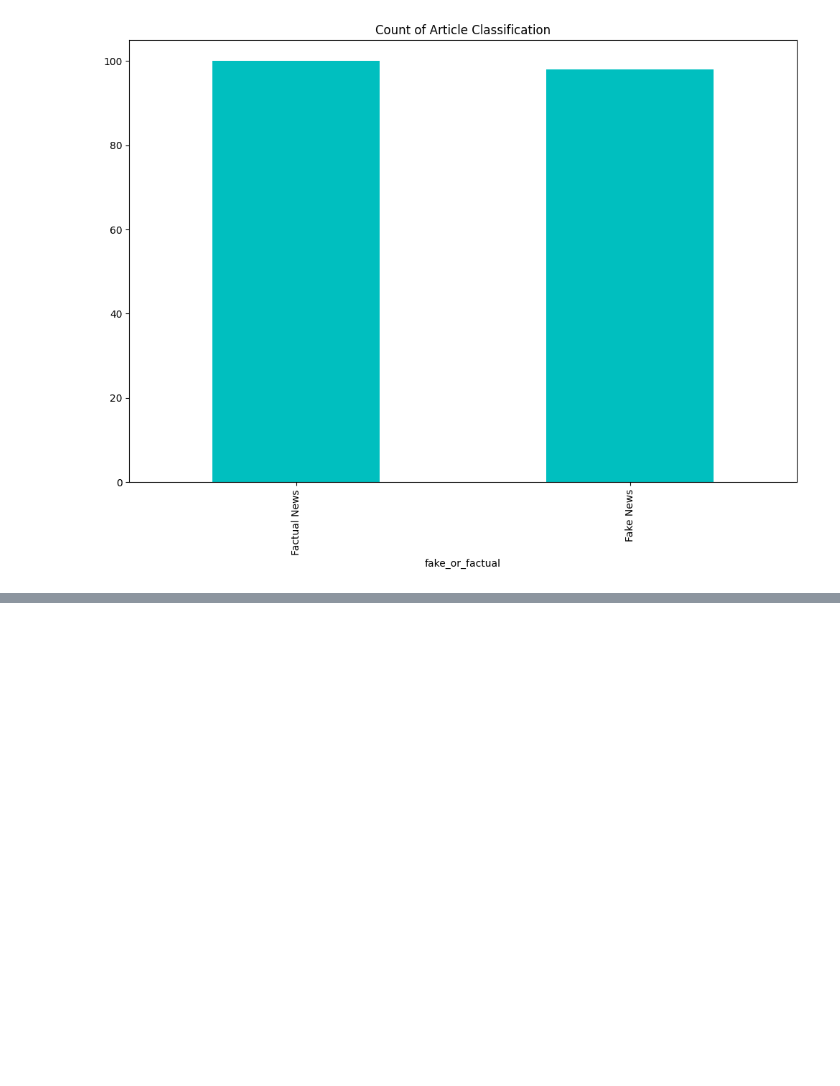
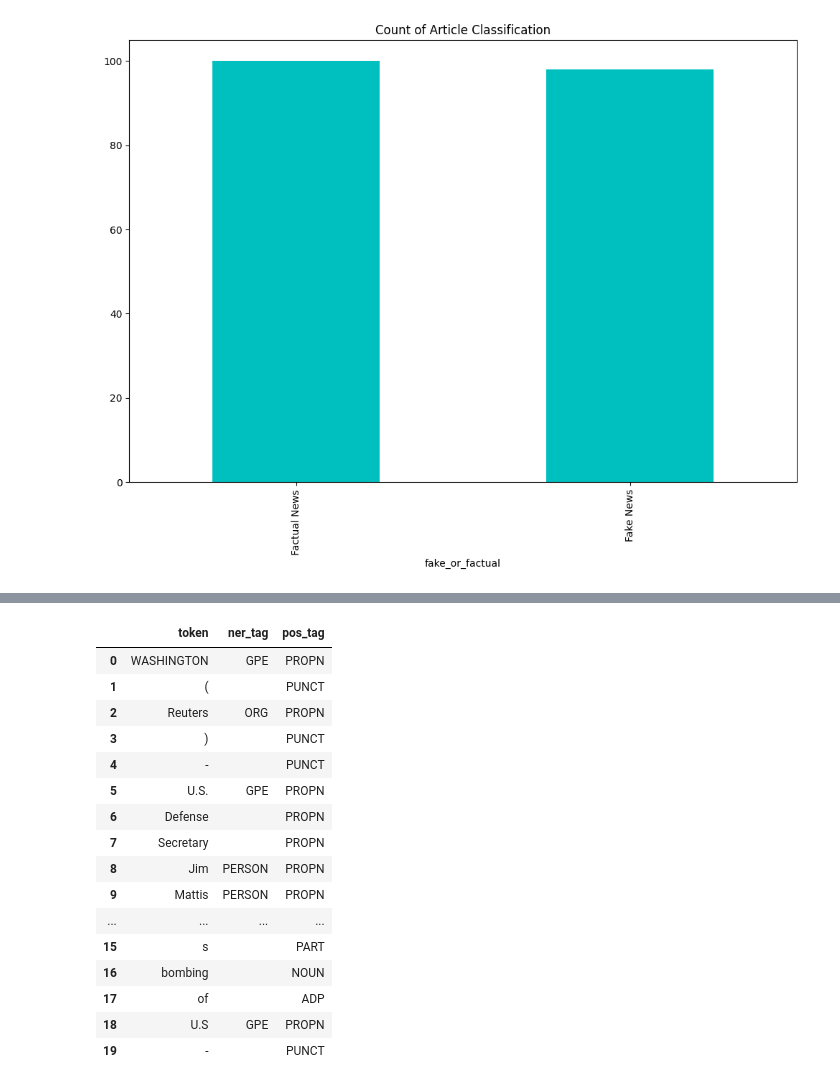
Before and after one commit to 10Vaibhav/Fake-News-Classifier, a Jupyter notebook: Fake News Categorizer.ipynb, the cells around one changed output, grey strips where cells are left out. Cells and saved outputs as stored; diff of their text form; code cells hidden in the pictures; blank space fills up the shorter version.

```diff
--- a/Fake News Categorizer.ipynb
+++ b/Fake News Categorizer.ipynb
@@ -55,0 +158,30 @@ Text(0.5, 1.0, 'Count of Article Classification')
+# %%
+fact_tagsdf = []
+
+for ix, doc in enumerate(fact_spacydocs):
+    tags = extract_token_tags(doc)
+    tags = pd.DataFrame(tags)
+    tags.columns = columns
+    fact_tagsdf.append(tags)
+# %%
+fact_tagsdf = pd.concat(fact_tagsdf)
+# %%
+fact_tagsdf.head(20)
+# %% [output]
+|  | token | ner_tag | pos_tag |
+| 0 | WASHINGTON | GPE | PROPN |
+| 1 | ( |  | PUNCT |
+| 2 | Reuters | ORG | PROPN |
+| 3 | ) |  | PUNCT |
+| 4 | - |  | PUNCT |
+| 5 | U.S. | GPE | PROPN |
+| 6 | Defense |  | PROPN |
+| 7 | Secretary |  | PROPN |
+| 8 | Jim | PERSON | PROPN |
+| 9 | Mattis | PERSON | PROPN |
+| ... | ... | ... | ... |
+| 15 | s |  | PART |
+| 16 | bombing |  | NOUN |
+| 17 | of |  | ADP |
+| 18 | U.S | GPE | PROPN |
+| 19 | - |  | PUNCT |
```
Also changed, not shown: parts of 19 cells of this notebook.
